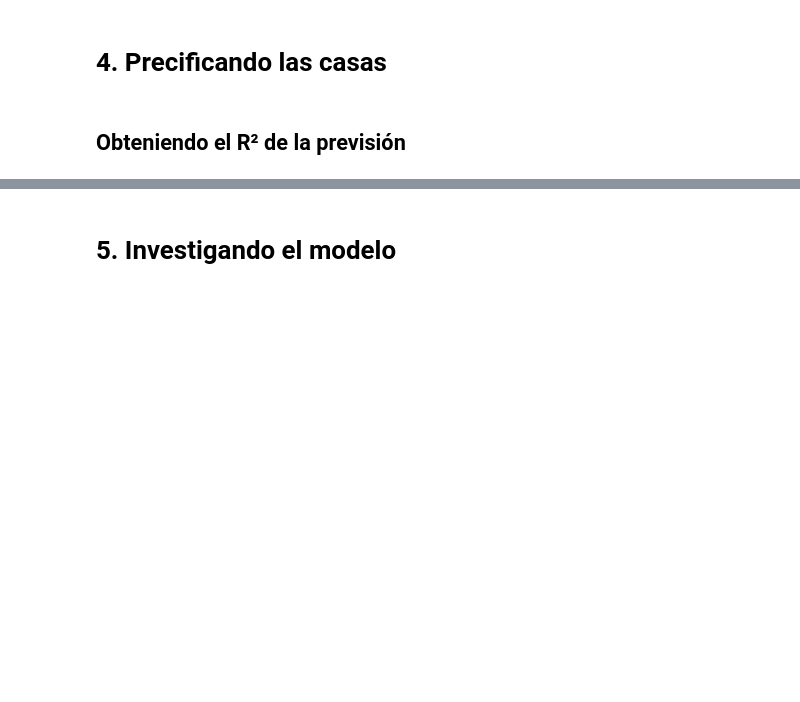
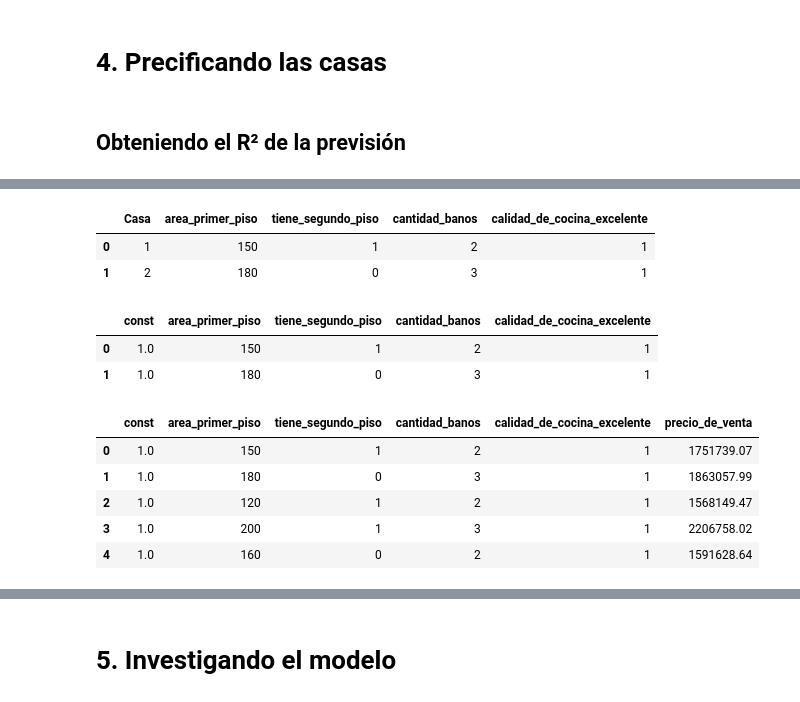
Before and after one commit to Basurero2/Data-Science-probando-relaciones-con-regresion-lineal, a Jupyter notebook: precios_de_inmuebles_regresion_lineal.ipynb, the cells around one changed output, grey strips where cells are left out. Saved outputs shown, nothing was run; the diff lists cells and outputs as text; code cells hidden in the pictures; blank space fills up the shorter version.

```diff
--- a/precios_de_inmuebles_regresion_lineal.ipynb
+++ b/precios_de_inmuebles_regresion_lineal.ipynb
@@ -716,3 +788,9 @@ dtype: float64
 <img src="https://i.imgur.com/i0skFlB.jpeg" width="600"/>
 # %%
 # Leyendo varias casas?
+nuevas_casas = pd.read_csv("nuevas_casas.csv", sep=";")
+nuevas_casas.head(2)
+# %% [output]
+|  | Casa | area_primer_piso | tiene_segundo_piso | cantidad_banos | calidad_de_cocina_excelente |
+| 0 | 1 | 150 | 1 | 2 | 1 |
+| 1 | 2 | 180 | 0 | 3 | 1 |
@@ -723,0 +797,31 @@ dtype: float64
+# %%
+nuevas_casas = nuevas_casas.drop(columns="Casa")
+#eliminamos columna Casa, ya que es lo mismo que el indice, irrelevante
+# %%
+# Añadiendo una constante
+
+nuevas_casas = sm.add_constant(nuevas_casas)
+# añadimos columna const con valores de 1s, para crear el intercepto de la recta regresion
+# solo se usa cuando usamos sm.ols
+# %%
+nuevas_casas.head(2)
+# %% [output]
+|  | const | area_primer_piso | tiene_segundo_piso | cantidad_banos | calidad_de_cocina_excelente |
+| 0 | 1.0 | 150 | 1 | 2 | 1 |
+| 1 | 1.0 | 180 | 0 | 3 | 1 |
+# %%
+# Cuál es el precio de estas nuevas casas?
+
+nuevas_casas["precio_de_venta"] = round(model_3.predict(nuevas_casas), 2)
+# creamos una columna donde se guardaran los precios predecidos con
+# los datos de nuevas casas (conjunto de prueba)
+# round() : formato de los precios sera con 2 decimales
+# %%
+nuevas_casas.head()
+# %% [output]
+|  | const | area_primer_piso | tiene_segundo_piso | cantidad_banos | calidad_de_cocina_excelente | precio_de_venta |
+| 0 | 1.0 | 150 | 1 | 2 | 1 | 1751739.07 |
+| 1 | 1.0 | 180 | 0 | 3 | 1 | 1863057.99 |
+| 2 | 1.0 | 120 | 1 | 2 | 1 | 1568149.47 |
+| 3 | 1.0 | 200 | 1 | 3 | 1 | 2206758.02 |
+| 4 | 1.0 | 160 | 0 | 2 | 1 | 1591628.64 |
```
Also changed, not shown: parts of 91 cells of this notebook.
